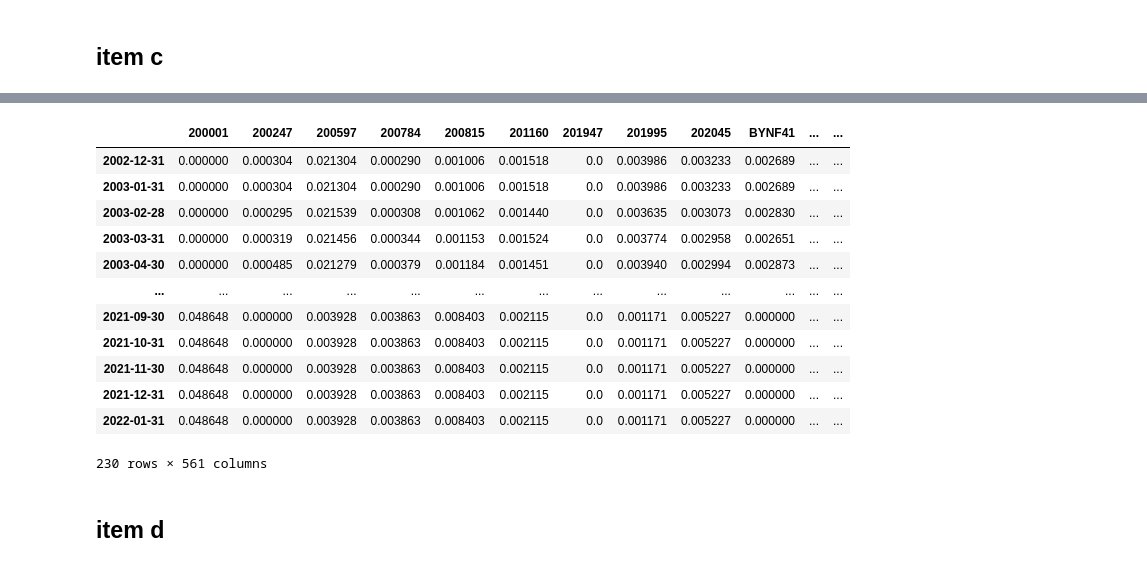
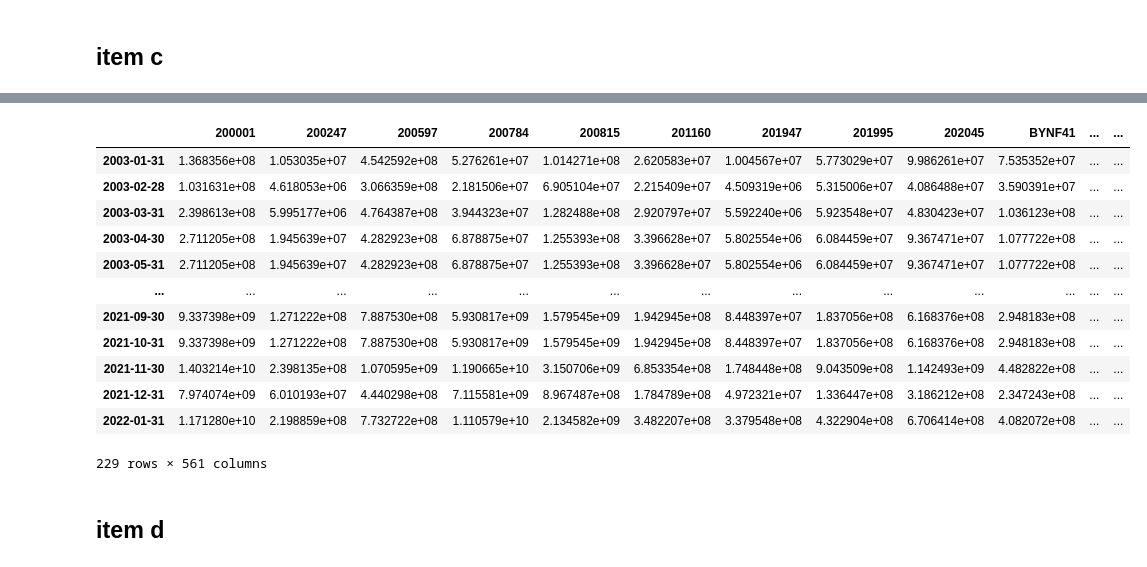
Before and after one commit to victorsouza89/project_finance_ST7, a Jupyter notebook: TD1.ipynb, the cells around one changed output, grey strips where cells are left out. Drawn from its saved outputs; the diff is of its cells as text; code cells hidden in the pictures.

```diff
--- a/TD1.ipynb
+++ b/TD1.ipynb
@@ -71,0 +97,15 @@ history
+# %%
+def get_mktCap(msft):
+    history = msft.history(start="2003-01-01", end="2022-02-15", interval="1d")
+    close = history['Close']
+    volume = history['Volume']
+    return close*volume
+
+mktCaps = pd.DataFrame()
+
+for c in tickersMapping['Sedol']:
+    msft = get_msft(tickersMapping, c)
+    if not msft == None:
+        mktCaps[c] = get_mktCap(msft)
+
+mktCaps
@@ -127,23 +228,23 @@ historyPrice
 # %%
-idx = pd.date_range(marketCaps.index[0], marketCaps.index[-1], freq='M')
-marketCaps = marketCaps.reindex(idx, fill_value=0)
+idx = pd.date_range(mktCaps.index[0], mktCaps.index[-1], freq='M')
+marketCaps = mktCaps.reindex(idx, fill_value=0)
 marketCaps = nettoyage(marketCaps)
 marketCaps.to_csv('marketCaps.csv')
 marketCaps
 # %% [output]
 |  | 200001 | 200247 | 200597 | 200784 | 200815 | 201160 | 201947 | 201995 | 202045 | BYNF41 | ... | ... |
-| 2002-12-31 | 0.000000 | 0.000304 | 0.021304 | 0.000290 | 0.001006 | 0.001518 | 0.0 | 0.003986 | 0.003233 | 0.002689 | ... | ... |
-| 2003-01-31 | 0.000000 | 0.000304 | 0.021304 | 0.000290 | 0.001006 | 0.001518 | 0.0 | 0.003986 | 0.003233 | 0.002689 | ... | ... |
-| 2003-02-28 | 0.000000 | 0.000295 | 0.021539 | 0.000308 | 0.001062 | 0.001440 | 0.0 | 0.003635 | 0.003073 | 0.002830 | ... | ... |
-| 2003-03-31 | 0.000000 | 0.000319 | 0.021456 | 0.000344 | 0.001153 | 0.001524 | 0.0 | 0.003774 | 0.002958 | 0.002651 | ... | ... |
-| 2003-04-30 | 0.000000 | 0.000485 | 0.021279 | 0.000379 | 0.001184 | 0.001451 | 0.0 | 0.003940 | 0.002994 | 0.002873 | ... | ... |
+| 2003-01-31 | 1.368356e+08 | 1.053035e+07 | 4.542592e+08 | 5.276261e+07 | 1.014271e+08 | 2.620583e+07 | 1.004567e+07 | 5.773029e+07 | 9.986261e+07 | 7.535352e+07 | ... | ... |
+| 2003-02-28 | 1.031631e+08 | 4.618053e+06 | 3.066359e+08 | 2.181506e+07 | 6.905104e+07 | 2.215409e+07 | 4.509319e+06 | 5.315006e+07 | 4.086488e+07 | 3.590391e+07 | ... | ... |
+| 2003-03-31 | 2.398613e+08 | 5.995177e+06 | 4.764387e+08 | 3.944323e+07 | 1.282488e+08 | 2.920797e+07 | 5.592240e+06 | 5.923548e+07 | 4.830423e+07 | 1.036123e+08 | ... | ... |
+| 2003-04-30 | 2.711205e+08 | 1.945639e+07 | 4.282923e+08 | 6.878875e+07 | 1.255393e+08 | 3.396628e+07 | 5.802554e+06 | 6.084459e+07 | 9.367471e+07 | 1.077722e+08 | ... | ... |
+| 2003-05-31 | 2.711205e+08 | 1.945639e+07 | 4.282923e+08 | 6.878875e+07 | 1.255393e+08 | 3.396628e+07 | 5.802554e+06 | 6.084459e+07 | 9.367471e+07 | 1.077722e+08 | ... | ... |
 | ... | ... | ... | ... | ... | ... | ... | ... | ... | ... | ... | ... | ... |
-| 2021-09-30 | 0.048648 | 0.000000 | 0.003928 | 0.003863 | 0.008403 | 0.002115 | 0.0 | 0.001171 | 0.005227 | 0.000000 | ... | ... |
-| 2021-10-31 | 0.048648 | 0.000000 | 0.003928 | 0.003863 | 0.008403 | 0.002115 | 0.0 | 0.001171 | 0.005227 | 0.000000 | ... | ... |
-| 2021-11-30 | 0.048648 | 0.000000 | 0.003928 | 0.003863 | 0.008403 | 0.002115 | 0.0 | 0.001171 | 0.005227 | 0.000000 | ... | ... |
-| 2021-12-31 | 0.048648 | 0.000000 | 0.003928 | 0.003863 | 0.008403 | 0.002115 | 0.0 | 0.001171 | 0.005227 | 0.000000 | ... | ... |
-| 2022-01-31 | 0.048648 | 0.000000 | 0.003928 | 0.003863 | 0.008403 | 0.002115 | 0.0 | 0.001171 | 0.005227 | 0.000000 | ... | ... |
+| 2021-09-30 | 9.337398e+09 | 1.271222e+08 | 7.887530e+08 | 5.930817e+09 | 1.579545e+09 | 1.942945e+08 | 8.448397e+07 | 1.837056e+08 | 6.168376e+08 | 2.948183e+08 | ... | ... |
+| 2021-10-31 | 9.337398e+09 | 1.271222e+08 | 7.887530e+08 | 5.930817e+09 | 1.579545e+09 | 1.942945e+08 | 8.448397e+07 | 1.837056e+08 | 6.168376e+08 | 2.948183e+08 | ... | ... |
+| 2021-11-30 | 1.403214e+10 | 2.398135e+08 | 1.070595e+09 | 1.190665e+10 | 3.150706e+09 | 6.853354e+08 | 1.748448e+08 | 9.043509e+08 | 1.142493e+09 | 4.482822e+08 | ... | ... |
+| 2021-12-31 | 7.974074e+09 | 6.010193e+07 | 4.440298e+08 | 7.115581e+09 | 8.967487e+08 | 1.784789e+08 | 4.972321e+07 | 1.336447e+08 | 3.186212e+08 | 2.347243e+08 | ... | ... |
+| 2022-01-31 | 1.171280e+10 | 2.198859e+08 | 7.732722e+08 | 1.110579e+10 | 2.134582e+09 | 3.482207e+08 | 3.379548e+08 | 4.322904e+08 | 6.706414e+08 | 4.082072e+08 | ... | ... |
-230 rows × 561 columns
+229 rows × 561 columns
 # %% [markdown]
 ## item d
 # %%
```
Also changed, not shown: parts of 8 cells of this notebook, 1 other file.
